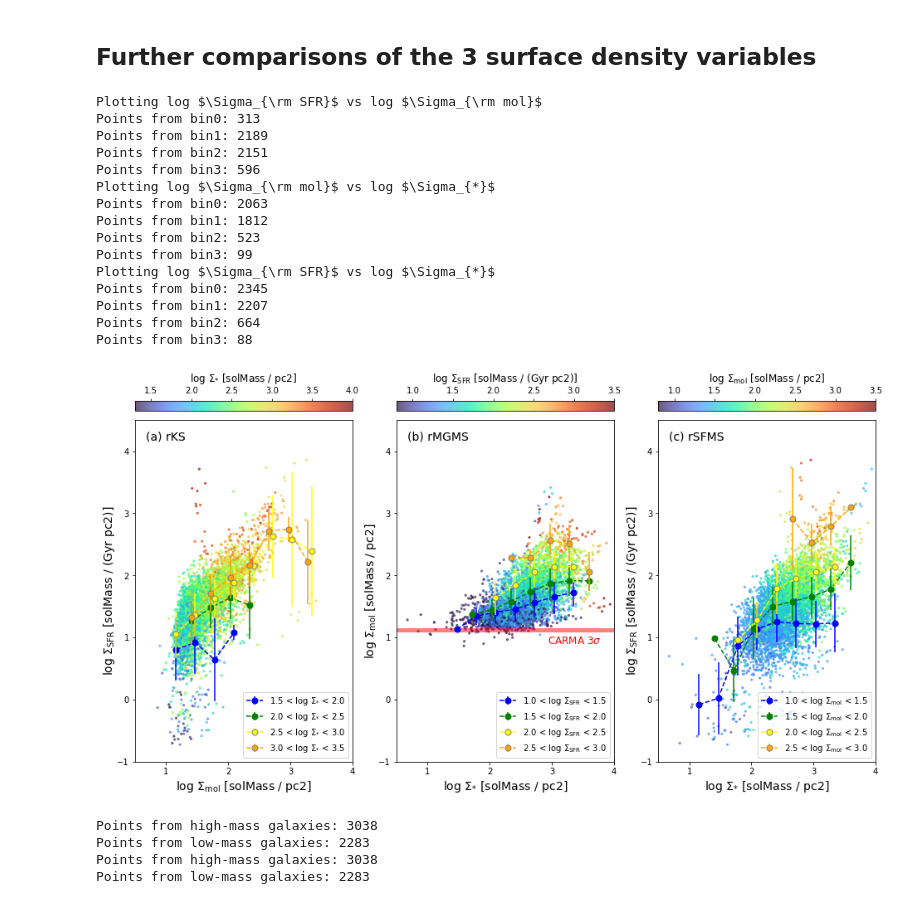
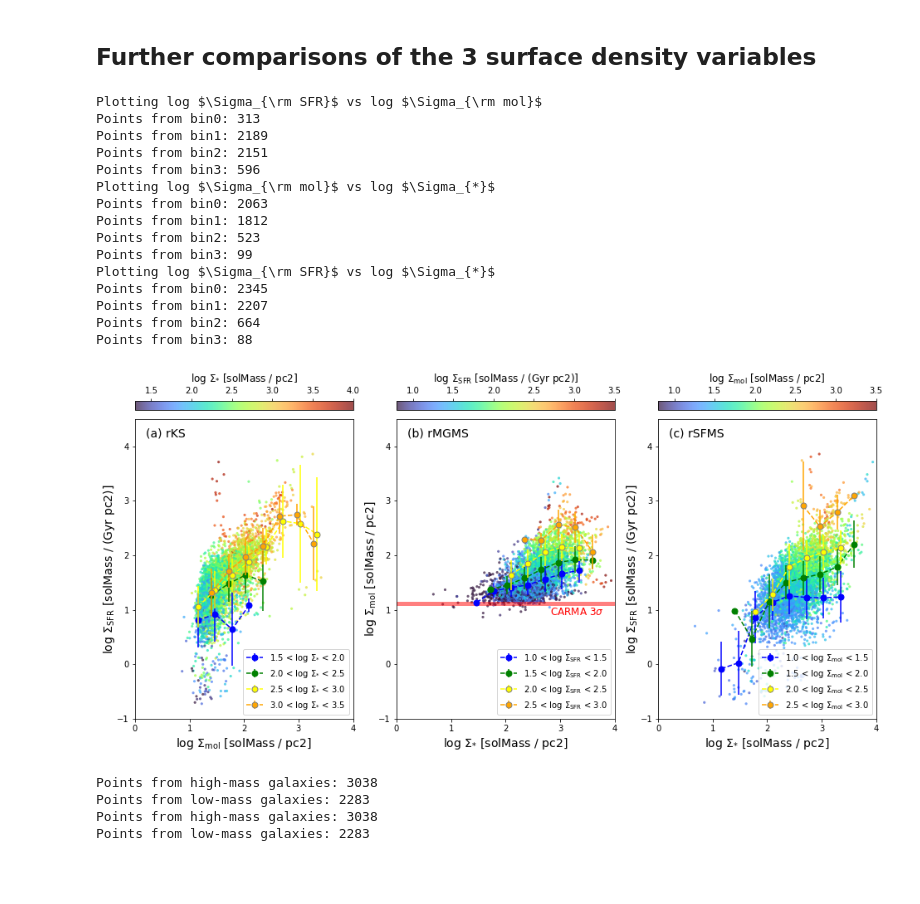
Before and after one commit to tonywong94/edge_pydb, a Jupyter notebook: demo_notebk/SFLaw-edge.ipynb, the cells around one changed output. Drawn from its saved outputs; the diff is of its cells as text; code cells hidden in the pictures; blank space fills up the shorter version.

```diff
--- a/demo_notebk/SFLaw-edge.ipynb
+++ b/demo_notebk/SFLaw-edge.ipynb
@@ -393,36 +393,36 @@ for i in range(len(xval)):
     axs[i].set_xlabel(xlbl[i]+' ['+str(xval[i].unit)+']',fontsize=14)
     axs[i].set_ylabel(ylbl[i]+' ['+str(yval[i].unit)+']',fontsize=14,labelpad=0)
 
-    axs[i].set_xlim( 0.5, 4)
+    axs[i].set_xlim( 0, 4)
     axs[i].set_ylim(-1, 4.5)
     axs[i].set_aspect('equal')
     axs[i].xaxis.set_major_locator(MultipleLocator(1))
     axs[i].yaxis.set_major_locator(MultipleLocator(1))
     axs[i].legend(fontsize='medium', loc='lower right')
     divider = make_axes_locatable(axs[i])
     cax = divider.append_axes('top', size='3%', pad=0.15)
     cbar = fig.colorbar(sc, cax=cax, orientation='horizontal')
     cbar.set_label(zlbl[i]+' ['+str(zval[i].unit)+']', size=12, labelpad=6)
     cax.xaxis.set_label_position('top')
     cax.xaxis.set_ticks_position('top')
 plt.savefig('threeviews.pdf',bbox_inches='tight')
 # %% [output]
 Plotting log $\Sigma_{\rm SFR}$ vs log $\Sigma_{\rm mol}$
 Points from bin0: 313
 Points from bin1: 2189
 Points from bin2: 2151
 Points from bin3: 596
 Plotting log $\Sigma_{\rm mol}$ vs log $\Sigma_{*}$
 Points from bin0: 2063
 Points from bin1: 1812
 Points from bin2: 523
 Points from bin3: 99
 Plotting log $\Sigma_{\rm SFR}$ vs log $\Sigma_{*}$
 Points from bin0: 2345
 Points from bin1: 2207
 Points from bin2: 664
 Points from bin3: 88
-[figure, old version]
+[figure, new version]
 # %%
 fig, axarr = plt.subplots(1, 2, figsize=(16,8), sharey=True)
 plt.subplots_adjust(wspace=0.03)
```
Also changed, not shown: 5 other files.
